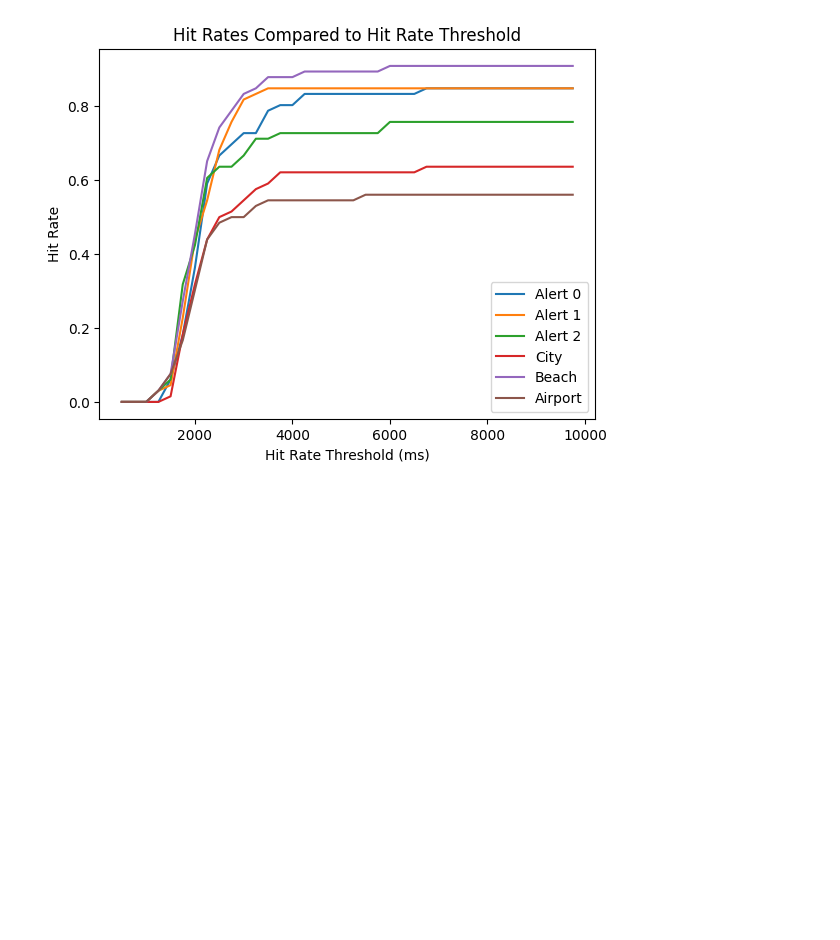
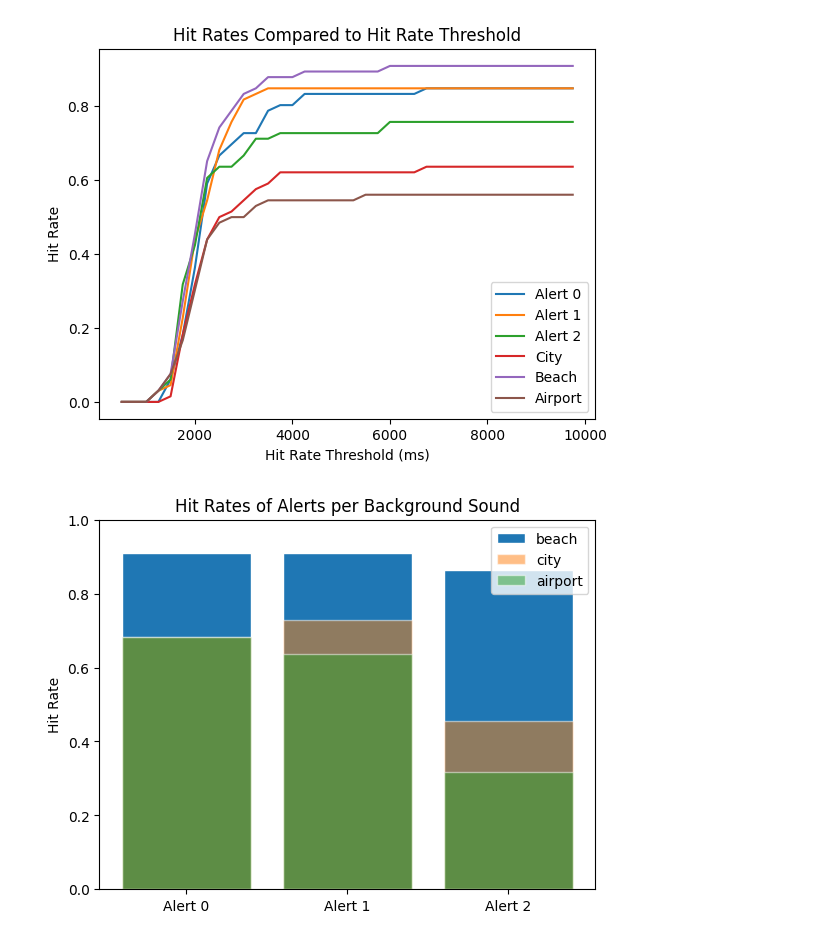
Before and after one commit to csu-hci-projects/SP23-Context-Awareness-Sound-Alerts, a Jupyter notebook: tools/data-visualization.ipynb, the cells around one changed output. Saved outputs shown, nothing was run; the diff lists cells and outputs as text; code cells hidden in the pictures; blank space fills up the shorter version.

```diff
--- a/tools/data-visualization.ipynb
+++ b/tools/data-visualization.ipynb
@@ -147,3 +165,28 @@ plt.legend()
 plt.show()
 # %% [output]
 [figure]
+# %%
+get_hit_miss(final_data, clicks, DEFAULT_HIT_THRESHOLD)
+
+fig, ax = plt.subplots()
+alerts = ['Alert 0', 'Alert 1', 'Alert 2']
+alphas = iter([1, .5, .5])
+
+for phase in ['beach', 'city', 'airport']:
+    a0 = final_data[phase + '-alert0-hit'].mean()
+    a1 = final_data[phase + '-alert1-hit'].mean()
+    a2 = final_data[phase + '-alert2-hit'].mean()
+
+    ax.bar(alerts, [a0, a1, a2], edgecolor="white", label=phase, alpha=next(alphas))
+
+
+
+ax.set(ylim=(0, 1))
+
+plt.legend()
+plt.ylabel("Hit Rate")
+plt.title("Hit Rates of Alerts per Background Sound")
+
+plt.show()
+# %% [output]
+[figure, added]
```
Also changed, not shown: parts of 3 cells of this notebook.
